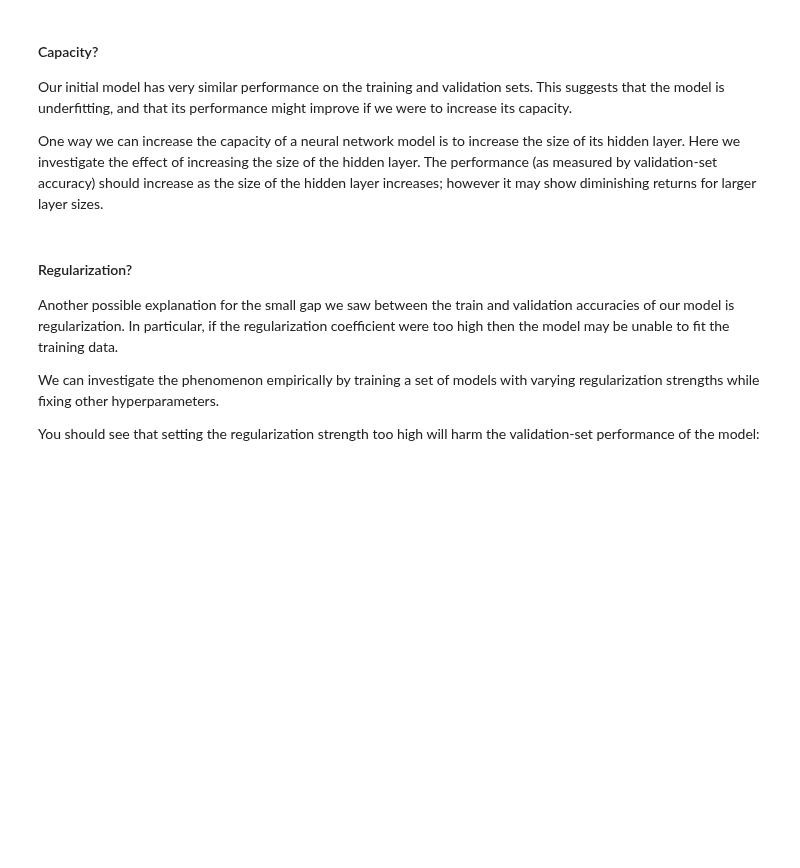
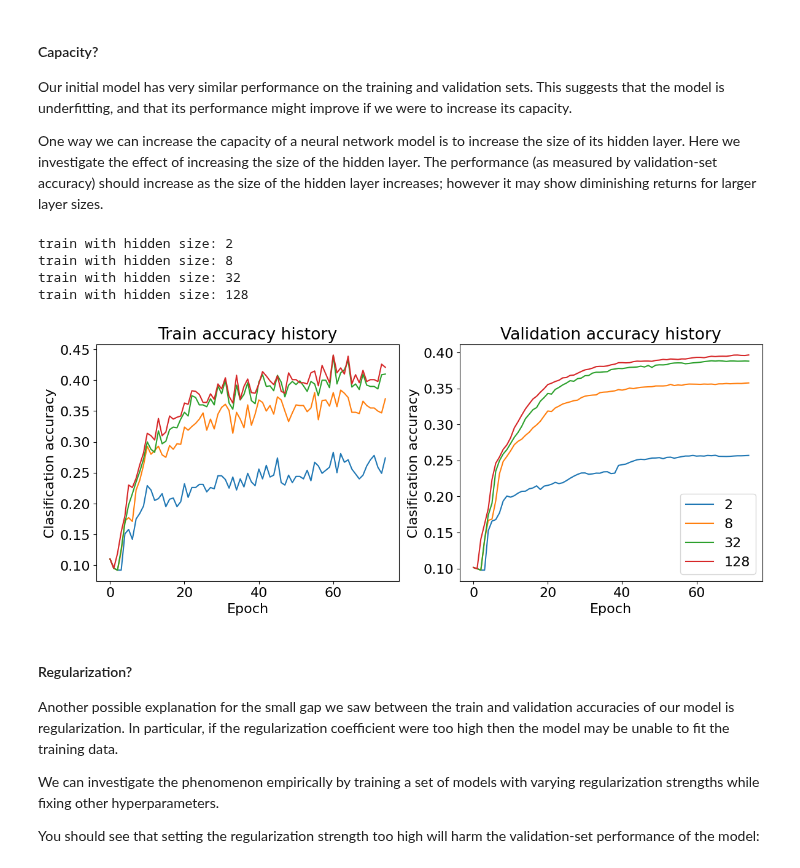
Before and after one commit to kbyy123/EECS498, a Jupyter notebook: A2/two_layer_net.ipynb, the cells around one changed output. Drawn from its saved outputs; the diff is of its cells as text; code cells hidden in the pictures; blank space fills up the shorter version.

```diff
--- a/A2/two_layer_net.ipynb
+++ b/A2/two_layer_net.ipynb
@@ -326,25 +394,31 @@ One way we can increase the capacity of a neural network model is to increase th
 # %%
 import eecs598
 from eecs598.a2_helpers import plot_acc_curves
 from two_layer_net import TwoLayerNet
 
-hidden_sizes = [2, 8, 32, 128]
+hidden_sizes = [2, 8, 32, 128, ]
 lr = 0.1
 reg = 0.001
 
 stat_dict = {}
 for hs in hidden_sizes:
   print('train with hidden size: {}'.format(hs))
   # fix random seed before we generate a set of parameters
   eecs598.reset_seed(0)
   net = TwoLayerNet(3 * 32 * 32, hs, 10, device=data_dict['X_train'].device, dtype=data_dict['X_train'].dtype)
   stats = net.train(data_dict['X_train'], data_dict['y_train'], data_dict['X_val'], data_dict['y_val'],
             num_iters=3000, batch_size=1000,
             learning_rate=lr, learning_rate_decay=0.95,
             reg=reg, verbose=False)
   stat_dict[hs] = stats
 
 plot_acc_curves(stat_dict)
+# %% [output]
+train with hidden size: 2
+train with hidden size: 8
+train with hidden size: 32
+train with hidden size: 128
+[figure, added]
 # %% [markdown]
 #### Regularization?
 Another possible explanation for the small gap we saw between the train and validation accuracies of our model is regularization. In particular, if the regularization coefficient were too high then the model may be unable to fit the training data.
```
Also changed, not shown: parts of 16 cells of this notebook, 4 other files.
